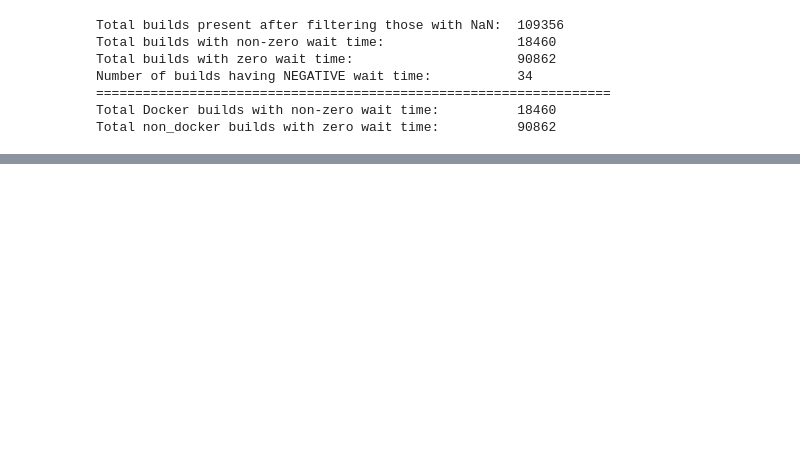
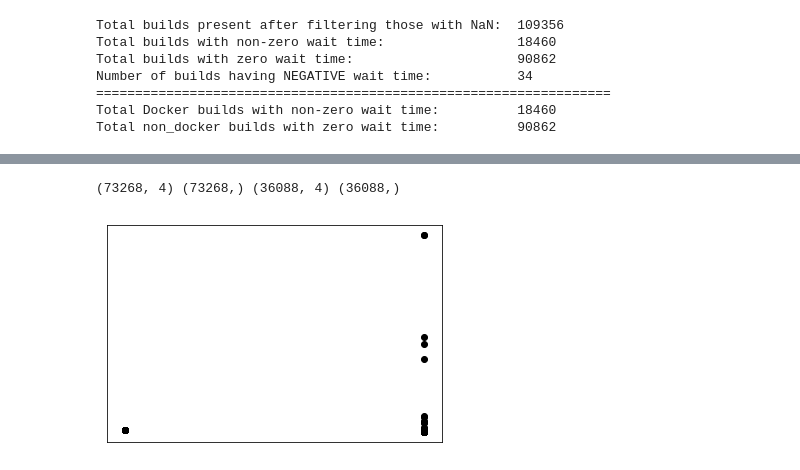
Before and after one commit to nehap25/ml_metric, a Jupyter notebook: ML_metrics.ipynb, the cells around one changed output, grey strips where cells are left out. Saved outputs shown, nothing was run; the diff lists cells and outputs as text; code cells hidden in the pictures; blank space fills up the shorter version.

Commit message:
Linear regression with plotting errors added

```diff
--- a/ML_metrics.ipynb
+++ b/ML_metrics.ipynb
@@ -195,3 +266,18 @@ Total non_docker builds with zero wait time:          90862
+# %%
+# Plot outputs
+print X_train.shape, y_train.shape, X_test.shape, y_test.shape
+plt.figure(1)
+plt.scatter(X_test['extra'], y_test,  color='black')
+# plt.plot(X_test, regr.predict(X_test), color='blue',
+#          linewidth=3)
+
+plt.xticks(())
+plt.yticks(())
+
+plt.show()
+# %% [output]
+(73268, 4) (73268,) (36088, 4) (36088,)
+[figure, added]
 # %%
 #     def copy_data_in_csv(self, docs):
 #         # copy builds in csv file
```
Also changed, not shown: parts of 3 cells of this notebook.
